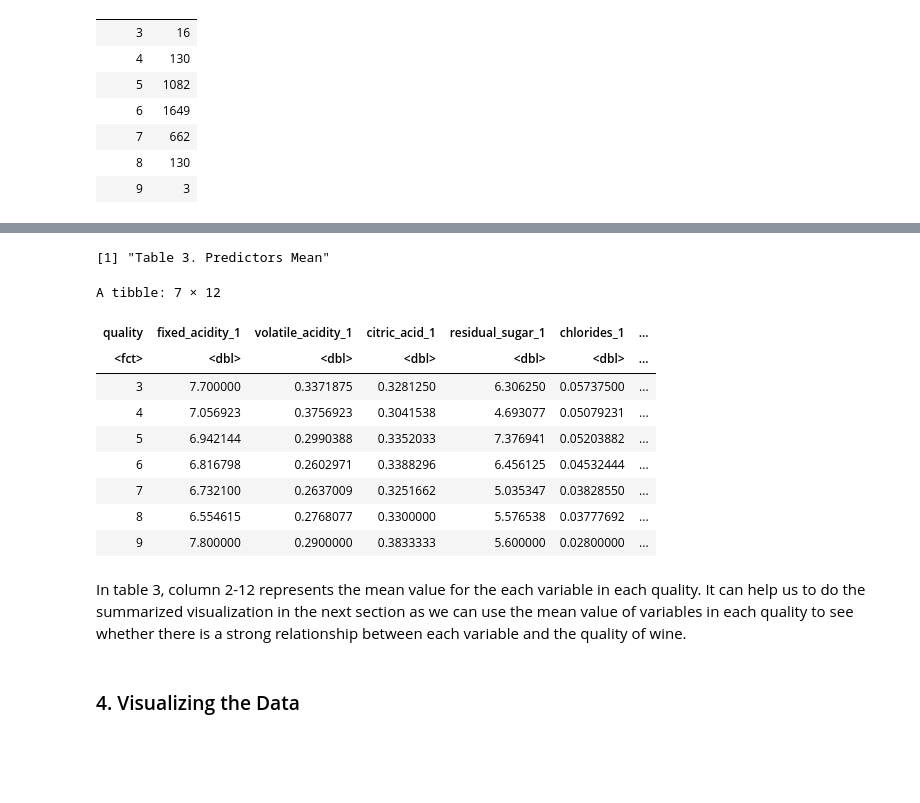
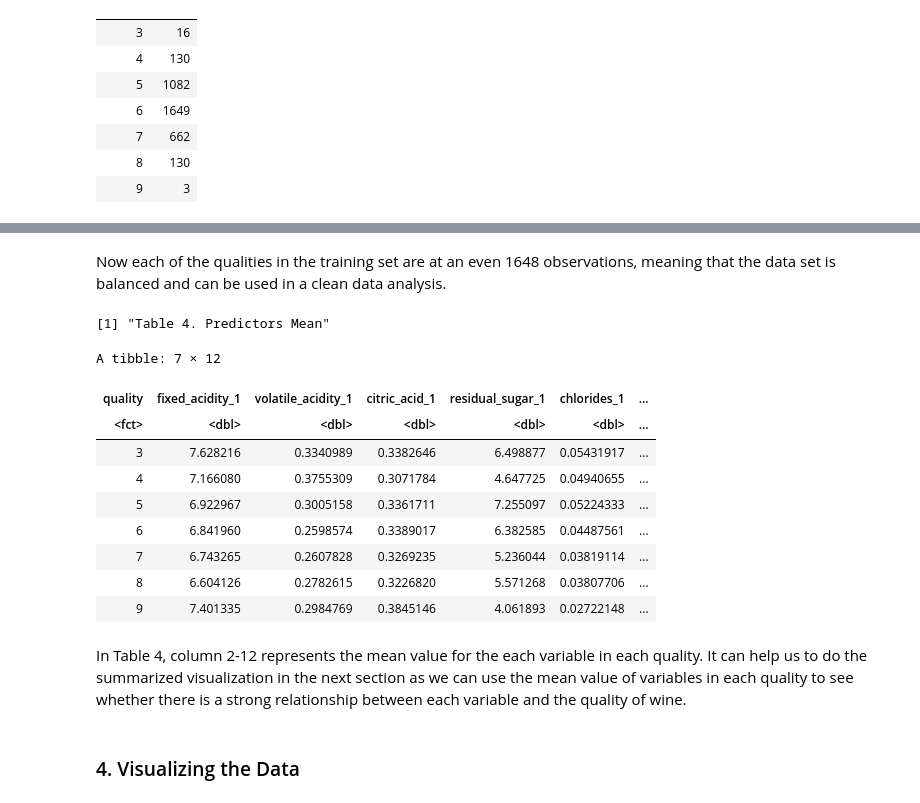
Before and after one commit to RachelX6/DSCI100-Group-Project, a Jupyter notebook: wine_quality_final.ipynb, the cells around one changed output, grey strips where cells are left out. Drawn from its saved outputs; the diff is of its cells as text; code cells hidden in the pictures; blank space fills up the shorter version.

```diff
--- a/wine_quality_final.ipynb
+++ b/wine_quality_final.ipynb
@@ -145,0 +164,8 @@ In table 2, column `count` represents the number of distinct observations for ea
+# %%
+set.seed(420)
+# Using the caret package's "upSample" function :
+wine_up <- upSample(white_wine_data[,-12], white_wine_data$quality, yname = "quality")
+wine_up_counts <- wine_up |>
+            group_by(quality) |>
+            summarize(count = n())
+wine_up_counts
@@ -145,0 +187,5 @@ In table 2, column `count` represents the number of distinct observations for ea
+# %%
+set.seed(420)
+wine_split <- initial_split(wine_up, prop = .75, strata = quality)     # Creating and designation the new training and testing data sets.
+wine_train <- training(wine_split)
+wine_test <- testing(wine_split)
@@ -146,22 +210,24 @@ In table 2, column `count` represents the number of distinct observations for ea
+# %% [markdown]
+Now each of the qualities in the training set are at an even 1648 observations, meaning that the data set is balanced and can be used in a clean data analysis.
 # %%
 wine_samp_m <- wine_train |>
     group_by(quality) |>
     summarize(across(everything(), list(mean)))
-paste("Table 3. Predictors Mean")
+paste("Table 4. Predictors Mean")
 wine_samp_m
 # %% [output]
-[1] "Table 3. Predictors Mean"
+[1] "Table 4. Predictors Mean"
 A tibble: 7 × 12
 | quality | fixed_acidity_1 | volatile_acidity_1 | citric_acid_1 | residual_sugar_1 | chlorides_1 | ... |
 | <fct> | <dbl> | <dbl> | <dbl> | <dbl> | <dbl> | ... |
-| 3 | 7.700000 | 0.3371875 | 0.3281250 | 6.306250 | 0.05737500 | ... |
-| 4 | 7.056923 | 0.3756923 | 0.3041538 | 4.693077 | 0.05079231 | ... |
-| 5 | 6.942144 | 0.2990388 | 0.3352033 | 7.376941 | 0.05203882 | ... |
-| 6 | 6.816798 | 0.2602971 | 0.3388296 | 6.456125 | 0.04532444 | ... |
-| 7 | 6.732100 | 0.2637009 | 0.3251662 | 5.035347 | 0.03828550 | ... |
-| 8 | 6.554615 | 0.2768077 | 0.3300000 | 5.576538 | 0.03777692 | ... |
-| 9 | 7.800000 | 0.2900000 | 0.3833333 | 5.600000 | 0.02800000 | ... |
+| 3 | 7.628216 | 0.3340989 | 0.3382646 | 6.498877 | 0.05431917 | ... |
+| 4 | 7.166080 | 0.3755309 | 0.3071784 | 4.647725 | 0.04940655 | ... |
+| 5 | 6.922967 | 0.3005158 | 0.3361711 | 7.255097 | 0.05224333 | ... |
+| 6 | 6.841960 | 0.2598574 | 0.3389017 | 6.382585 | 0.04487561 | ... |
+| 7 | 6.743265 | 0.2607828 | 0.3269235 | 5.236044 | 0.03819114 | ... |
+| 8 | 6.604126 | 0.2782615 | 0.3226820 | 5.571268 | 0.03807706 | ... |
+| 9 | 7.401335 | 0.2984769 | 0.3845146 | 4.061893 | 0.02722148 | ... |
 # %% [markdown]
-In table 3, column 2-12 represents the mean value for the each variable in each quality. It can help us to do the summarized visualization in the next section as we can use the mean value of variables in each quality to see whether there is a strong relationship between each variable and the quality of wine.
+In Table 4, column 2-12 represents the mean value for the each variable in each quality. It can help us to do the summarized visualization in the next section as we can use the mean value of variables in each quality to see whether there is a strong relationship between each variable and the quality of wine.
 # %% [markdown]
 ### 4. Visualizing the Data
```
Also changed, not shown: parts of 12 cells of this notebook.
